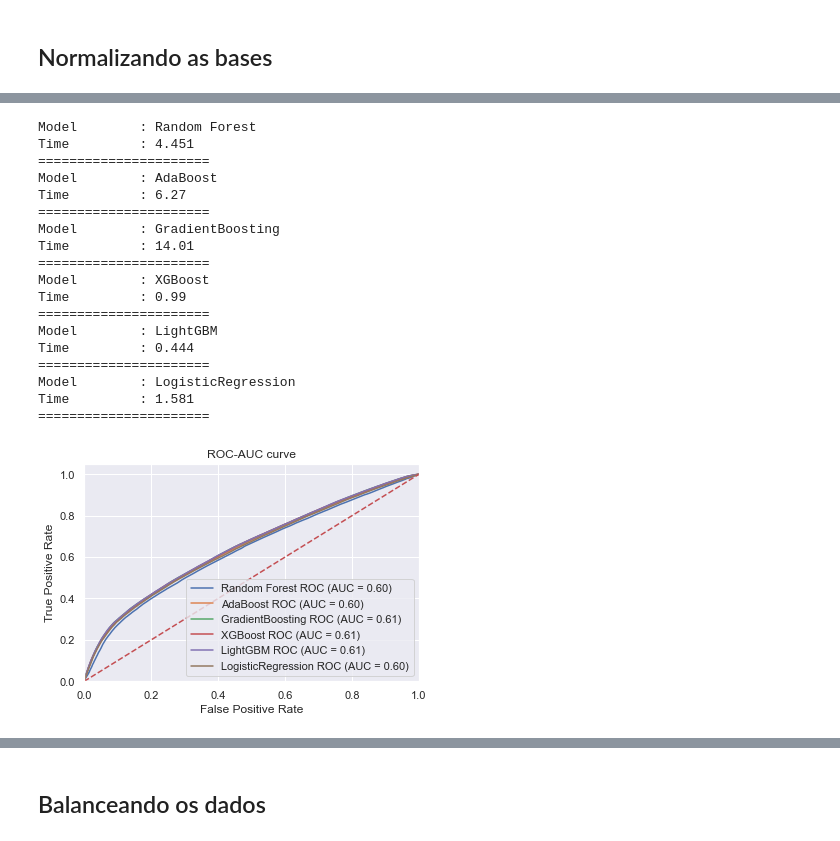
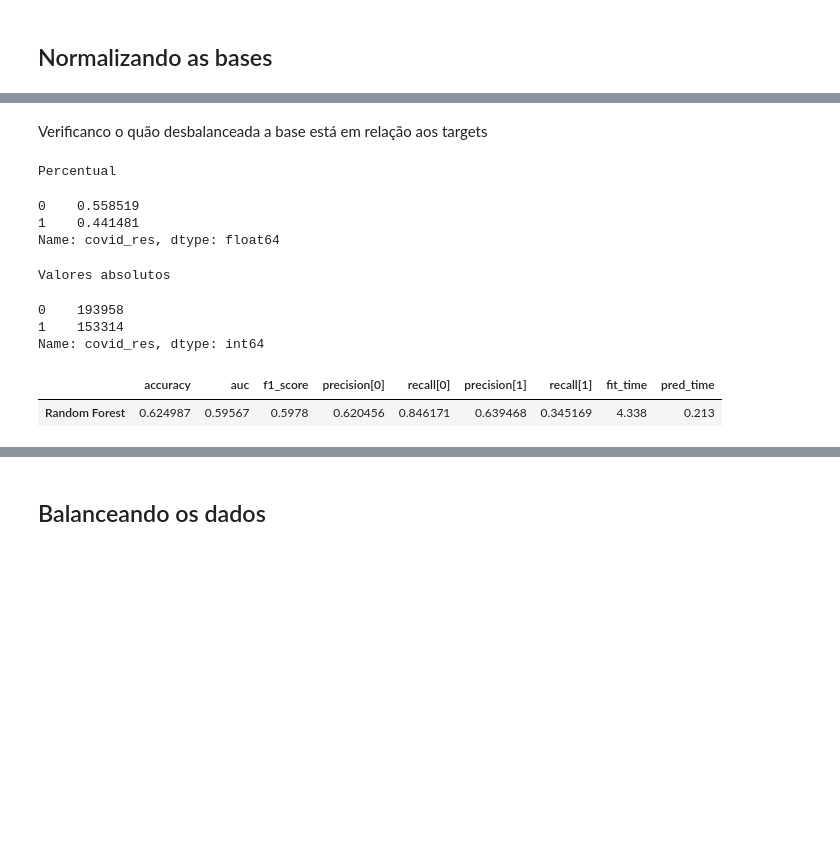
Before and after one commit to lyriotiago/machine_learning, a Jupyter notebook: Classic ML/CBU_stacking.ipynb, the cells around one changed output, grey strips where cells are left out. Saved outputs shown, nothing was run; the diff lists cells and outputs as text; code cells hidden in the pictures; blank space fills up the shorter version.

```diff
--- a/Classic ML/CBU_stacking.ipynb
+++ b/Classic ML/CBU_stacking.ipynb
@@ -390,19 +235,23 @@ def test_models_plot_roc_auc_curve(
         if stacked_clusters:
             #Chama as funções do Stacked CBU
             stacked_models, stack_estimator = stack_fit(model,LogisticRegression(),X_train,y_train,clusters_us)
+            s_predict = time.time()
             y_predict, y_predict_proba = stack_predict(stacked_models, stack_estimator,X_test,ts = 0.5)
+            e_predict = time.time()
 
         else:
             #fit predict tradicional
             model.fit(X_train,y_train)
             y_predict_proba = model.predict_proba(X_test)
+            s_predict = time.time()
             y_predict  = model.predict(X_test)
+            e_predict = time.time()
 
-        e_predict = time.time()
+        e_fit = time.time()
 
-        fit_predict_time = round(e_predict-s_fit,3)
-
-        fpr, tpr, thresholds = roc_curve(y_test, y_predict_proba[:,1])
+        fit_time = round(e_fit-s_fit,3)
+        predict_time = round(e_predict-s_predict,3)
+        fit_time -= predict_time
 
         model_name = mdl.get('model_name')
         accuracy = accuracy_score(y_test, y_predict)
@@ -414,11 +263,6 @@ def test_models_plot_roc_auc_curve(
         recall = cm.diagonal()/cm.sum(axis=1)
 
         f1 = f1_score(y_test, y_predict, average='weighted')
-        plt.plot(fpr, tpr, label='%s ROC (AUC = %0.2f)' % (mdl.get('model_name'), auc))
-
-        print(f"Model        : {model_name}")
-        print(f"Time         : {fit_predict_time} ")
-        print("======================")
 
         response[mdl.get('model_name')]  = {
             "accuracy": accuracy,
@@ -428,16 +272,9 @@ def test_models_plot_roc_auc_curve(
             "recall[1]": recall[1],
             "f1_score": f1,
             "auc": auc,
-            "time":fit_predict_time
+            "fit_time":fit_time,
+            "pred_time":predict_time
         }
+    return response
 
-
-    plt.plot([0, 1], [0, 1],'r--')
-    plt.xlim([0.0, 1.0])
-    plt.ylim([0.0, 1.05])
-    plt.xlabel('False Positive Rate')
-    plt.ylabel('True Positive Rate')
-    plt.title('ROC-AUC curve')
-    plt.legend(loc="lower right")
-    plt.show()
-    return response
+column_order = ['accuracy', 'auc', 'f1_score', 'precision[0]', 'recall[0]','precision[1]', 'recall[1]', 'fit_time', 'pred_time']
@@ -467,26 +281,35 @@ list_models = [
+# %%
+random_seed = 42
+
+list_models = [
+{'model_name': 'Random Forest',
+ 'estimator' : RandomForestClassifier(random_state = random_seed,n_jobs=-1)}
+]
+# %% [markdown]
+Verificanco o quão desbalanceada a base está em relação aos targets
+# %%
+print('Percentual')
+display(y_train.value_counts(normalize=True))
+print('Valores absolutos')
+display(y_train.value_counts())
+# %% [output]
+Percentual
+0    0.558519
+1    0.441481
+Name: covid_res, dtype: float64
+Valores absolutos
+0    193958
+1    153314
+Name: covid_res, dtype: int64
 # %%
 response_bank = test_models_plot_roc_auc_curve(list_models,
                                                X_train_std,
                                                X_test_std,
                                                y_train,
                                                y_test)
+
+candidates = (pd.DataFrame(response_bank).T[column_order])
+candidates
 # %% [output]
-Model        : Random Forest
-Time         : 4.451
-======================
-Model        : AdaBoost
-Time         : 6.27
-======================
-Model        : GradientBoosting
-Time         : 14.01
-======================
-Model        : XGBoost
-Time         : 0.99
-======================
-Model        : LightGBM
-Time         : 0.444
-======================
-Model        : LogisticRegression
-Time         : 1.581
-======================
-[figure, removed]
+|  | accuracy | auc | f1_score | precision[0] | recall[0] | precision[1] | recall[1] | fit_time | pred_time |
+| Random Forest | 0.624987 | 0.59567 | 0.5978 | 0.620456 | 0.846171 | 0.639468 | 0.345169 | 4.338 | 0.213 |
```
Also changed, not shown: parts of 100 cells of this notebook.
